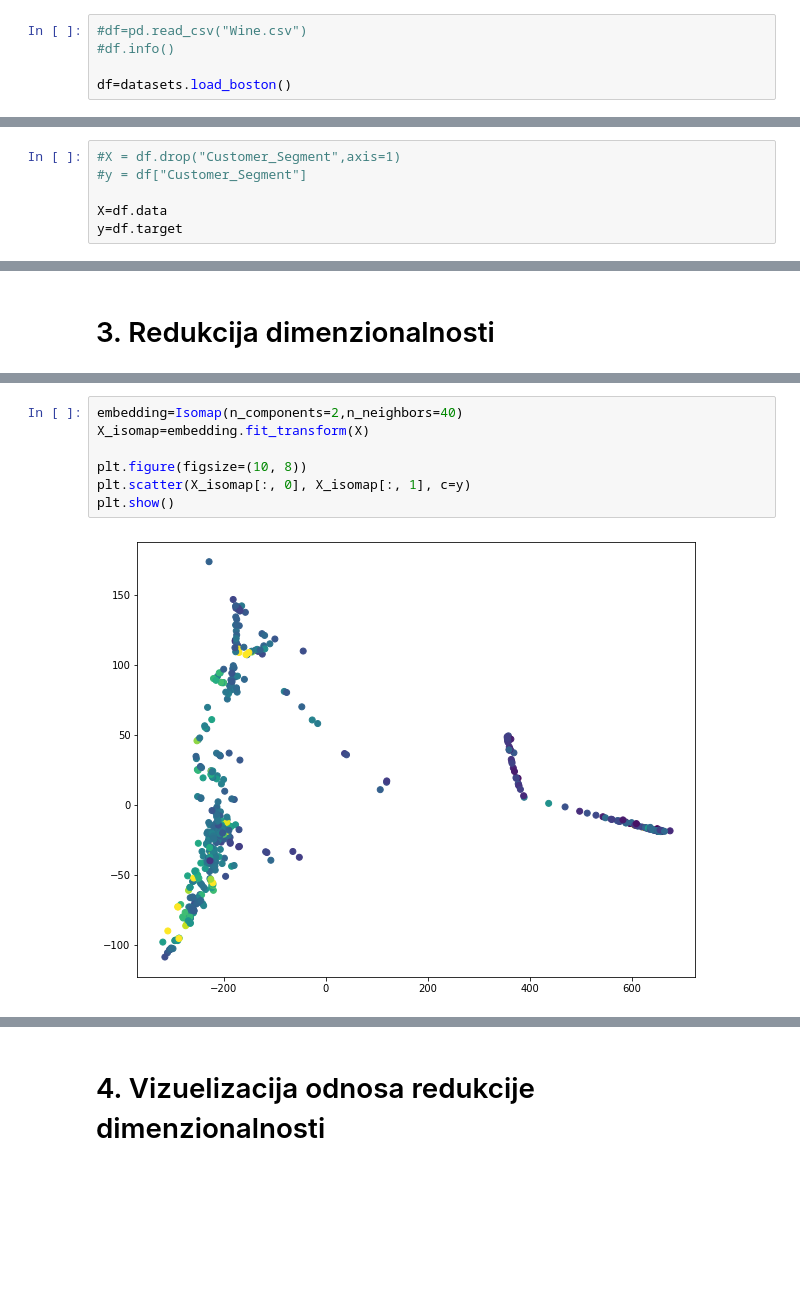
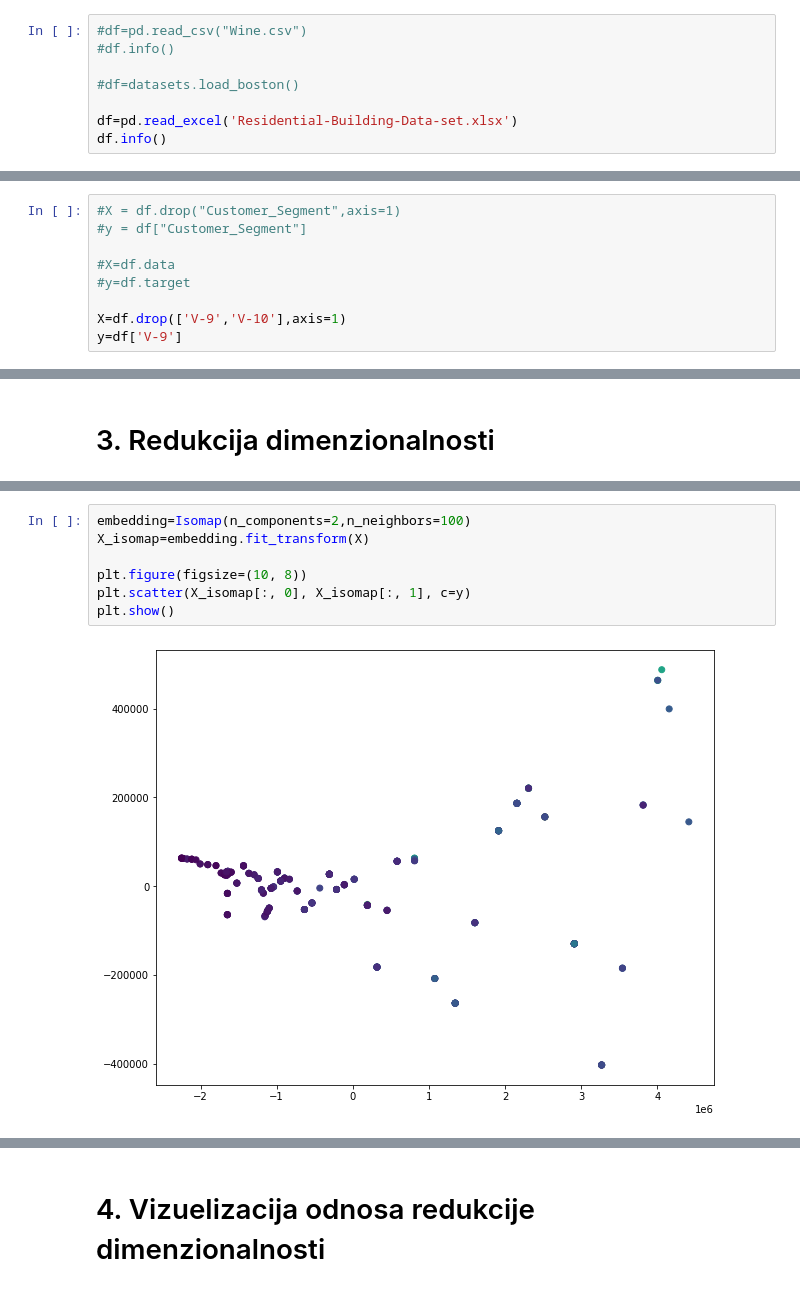
Before and after one commit to kaaiiser/Fitting-linear-regression-methodes-to-high-dimension-data-LARS-., a Jupyter notebook: 01_Vizuelizacija_skupa_podataka.ipynb, the cells around one changed output, grey strips where cells are left out. Cells and saved outputs as stored; diff of their text form; blank space fills up the shorter version.

```diff
--- a/01_Vizuelizacija_skupa_podataka.ipynb
+++ b/01_Vizuelizacija_skupa_podataka.ipynb
@@ -21,4 +21,7 @@ from sklearn.manifold import TSNE
 #df=pd.read_csv("Wine.csv")
 #df.info()
 
-df=datasets.load_boston()
+#df=datasets.load_boston()
+
+df=pd.read_excel('Residential-Building-Data-set.xlsx')
+df.info()
@@ -28,5 +37,8 @@ df=datasets.load_boston()
 #X = df.drop("Customer_Segment",axis=1)
 #y = df["Customer_Segment"]
 
-X=df.data
-y=df.target
+#X=df.data
+#y=df.target
+
+X=df.drop(['V-9','V-10'],axis=1)
+y=df['V-9']
@@ -52,12 +68,12 @@ plt.show()
 # %%
-embedding=Isomap(n_components=2,n_neighbors=40)
+embedding=Isomap(n_components=2,n_neighbors=100)
 X_isomap=embedding.fit_transform(X)
 
 plt.figure(figsize=(10, 8))
 plt.scatter(X_isomap[:, 0], X_isomap[:, 1], c=y)
 plt.show()
 # %% [output]
-[figure, old version]
+[figure, new version]
 # %%
 RS = 20150101
 X_tsne = TSNE(random_state=RS,learning_rate=5,metric="euclidean").fit_transform(X)
```
Also changed, not shown: parts of 6 cells of this notebook, 1 other file.
